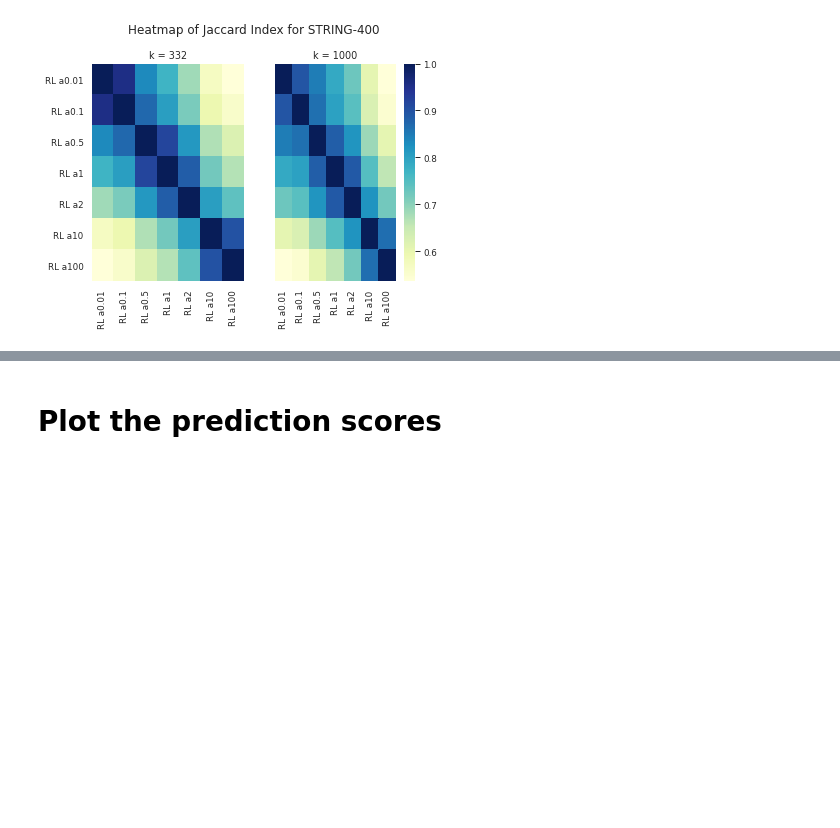
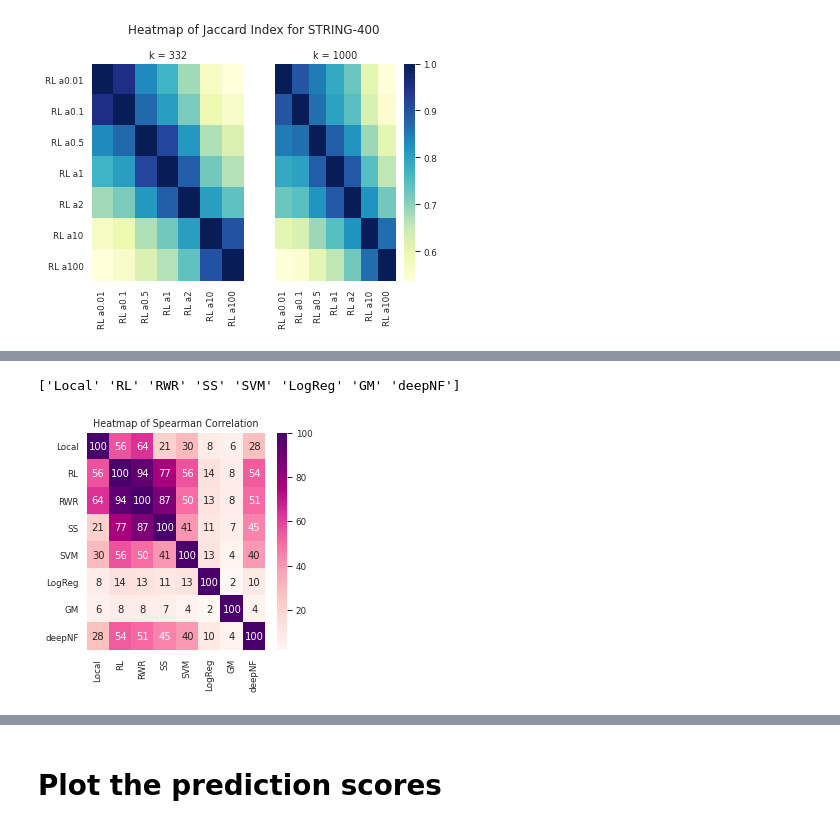
Before and after one commit to Murali-group/SARS-CoV-2-network-analysis, a Jupyter notebook: src/jupyter-notebooks/compare_predictions.ipynb, the cells around one changed output, grey strips where cells are left out. Saved outputs shown, nothing was run; the diff lists cells and outputs as text; code cells hidden in the pictures; blank space fills up the shorter version.

```diff
--- a/src/jupyter-notebooks/compare_predictions.ipynb
+++ b/src/jupyter-notebooks/compare_predictions.ipynb
@@ -267,0 +299,5 @@ outputs/viz/networks/overlap/STRING-all-400-7algs-jaccard.pdf
+# %%
+# check how many proteins were in common between RL and RWR
+alg_prots = k_results[2]['STRING-400']
+print(len(set(alg_prots['RL']) & set(alg_prots['SVM'])))
+print(len(set(alg_prots['RL']) | set(alg_prots['SVM'])))
@@ -370,0 +414,4 @@ outputs/viz/networks/overlap/STRING-400-genemaniaplus-jaccard.pdf
+# %%
+# manually change the order of the heatmap to match the clustergrid output
+# algs = ['genemaniaplus', 'genemania', 'sinksourceplus', 'sinksource', 'svm', 'logistic_regression', 'localplus']
+algs = ['localplus', 'rl', 'rwr', 'sinksourceplus', 'svm', 'deepnf', 'logistic_regression', 'genemania']
@@ -370,0 +491,32 @@ outputs/viz/networks/overlap/STRING-400-genemaniaplus-jaccard.pdf
+# %%
+def plot_heatmap(df, ax=None, out_file=None, dataset="STRING-400", annot=False):
+    # now make a heatmap of all the datasets
+    if ax is None:
+#         f, ax = plt.subplots(figsize=(6,6))
+        f, ax = plt.subplots(figsize=(4,4))
+#     cbar = True if k == k_to_test[-1] else False
+    if annot:
+        ax = sns.heatmap(data=(df*100).astype(int), cmap="RdPu", annot=True, fmt='d', ax=ax)
+    else:
+        ax = sns.heatmap(data=df, cmap="RdPu", ax=ax)
+#     ax.set_title("STRING - Spearman Correlation")
+    ax.set_title("Heatmap of Spearman Correlation")
+    plt.yticks(rotation=0)
+    if out_file is not None:
+        alg_str = "%dalgs" % (len(df.columns))
+        if annot:
+            out_file = "outputs/viz/networks/overlap/%s-%s-spearman-annot.pdf" % (dataset, alg_str)
+        else:
+            out_file = "outputs/viz/networks/overlap/%s-%s-spearman.pdf" % (dataset, alg_str)
+        print(out_file)
+        os.makedirs(os.path.dirname(out_file), exist_ok=True)
+        plt.savefig(out_file, bbox_inches='tight')
+        plt.savefig(out_file.replace('.pdf','.svg'), bbox_inches='tight')
+        # also write the values to a file
+        df.to_csv(out_file.replace('.pdf','.csv'))
+    return ax
+df = pred_score_spearman(df_all)
+ax = plot_heatmap(df, annot=True)
+# %% [output]
+['Local' 'RL' 'RWR' 'SS' 'SVM' 'LogReg' 'GM' 'deepNF']
+[figure, added]
```
Also changed, not shown: parts of 32 cells of this notebook, 2 other files.
